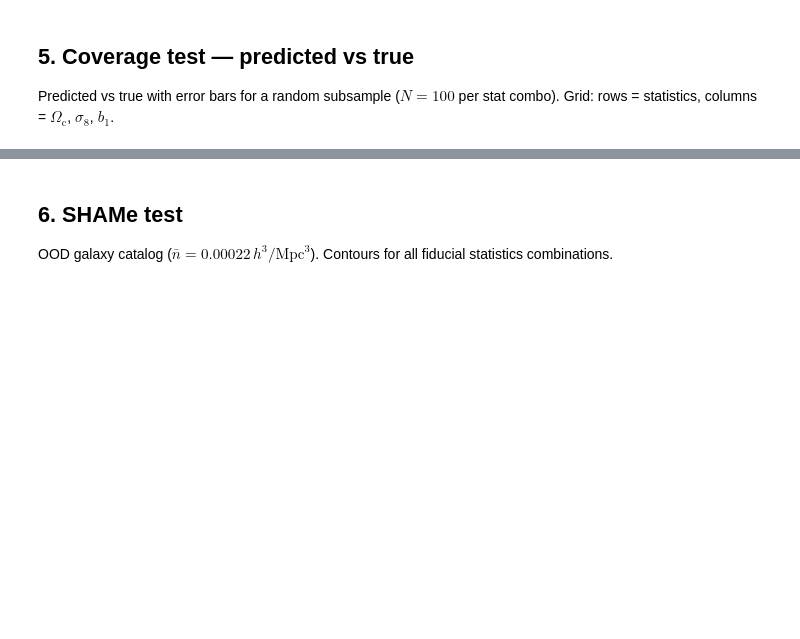
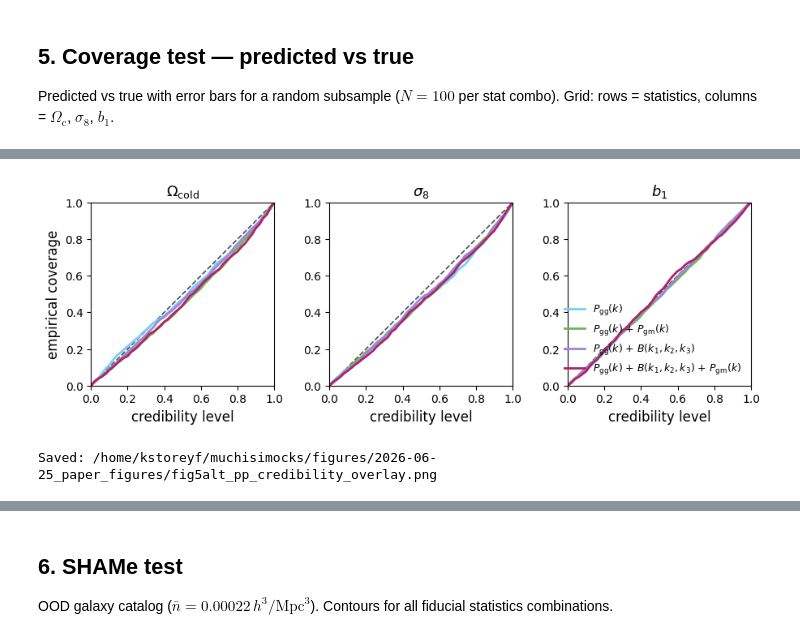
Before and after one commit to kstoreyf/muchisimocks, a Jupyter notebook: notebooks/2026-06-11_paper_figures.ipynb, the cells around one changed output, grey strips where cells are left out. Saved outputs shown, nothing was run; the diff lists cells and outputs as text; code cells hidden in the pictures; blank space fills up the shorter version.

```diff
--- a/notebooks/2026-06-11_paper_figures.ipynb
+++ b/notebooks/2026-06-11_paper_figures.ipynb
@@ -445,3 +721,37 @@ Predicted vs true with error bars for a random subsample ($N=100$ per stat combo
+# %%
+# Fig 5 alt (2b): PP plot overlay — all stat combos on one panel per parameter
+# Uses pp_emp_arr cached by the cell above (re-run that cell first if missing).
+
+fig, axes = plt.subplots(
+    1, n_cols, figsize=(3.5 * n_cols, row_height + 0.4),
+    gridspec_kw={"wspace": 0.3},
+)
+axes = np.atleast_1d(axes)
+
+for c in range(n_cols):
+    ax = axes[c]
+    ax.plot([0, 1], [0, 1], "k--", lw=1.2, alpha=0.7, zorder=1)
+    for r in range(n_rows):
+        ax.plot(
+            cred_levels, pp_emp_arr[r, c],
+            color=colors_ok[r], lw=2.0, label=row_labels[r], zorder=2,
+        )
+    ax.set_xlim(0, 1)
+    ax.set_ylim(0, 1)
+    ax.set_aspect("equal", adjustable="box")
+    ax.set_xlabel("credibility level", fontsize=12)
+    if c == 0:
+        ax.set_ylabel("empirical coverage", fontsize=12)
+    ax.set_title(rf"{param_label_dict[param_names_plot[c]]}", fontsize=13, fontweight="bold")
+    if c == n_cols - 1:
+        ax.legend(fontsize=9, loc="lower right", frameon=False)
+
+plt.tight_layout()
+plt.show()
+save_figure(fig, "fig5alt_pp_credibility_overlay")
+# %% [output]
+[figure, added]
+Saved: /home/kstoreyf/muchisimocks/figures/2026-06-25_paper_figures/fig5alt_pp_credibility_overlay.png
 # %%
 plotter.plot_comp_mean_subplots_grid(
     stats_ok,
```
Also changed, not shown: parts of 5 cells of this notebook, 4 other files.
